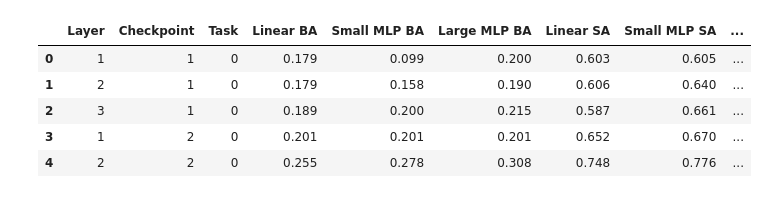
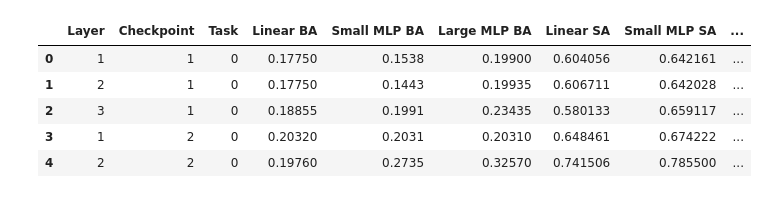
Before and after one commit to rajennparekh/game-thesis, a Jupyter notebook: mnk_transformer/probe_results.ipynb, the cells around one changed output. Drawn from its saved outputs; the diff is of its cells as text; code cells hidden in the pictures.

```diff
--- a/mnk_transformer/probe_results.ipynb
+++ b/mnk_transformer/probe_results.ipynb
@@ -4,15 +4,15 @@ import matplotlib.pyplot as plt
 import seaborn as sns
 sns.set(style="whitegrid")
 # %%
-data = pd.read_csv('/Users/rajenparekh/Desktop/Brown/2024-25/Senior Thesis/Probe results.csv')
+data = pd.read_csv('/Users/rajenparekh/Desktop/Brown/2024-25/Senior Thesis/two_head_probe.csv')
 data.head()
 # %% [output]
 |  | Layer | Checkpoint | Task | Linear BA | Small MLP BA | Large MLP BA | Linear SA | Small MLP SA | ... |
-| 0 | 1 | 1 | 0 | 0.179 | 0.099 | 0.200 | 0.603 | 0.605 | ... |
-| 1 | 2 | 1 | 0 | 0.179 | 0.158 | 0.190 | 0.606 | 0.640 | ... |
-| 2 | 3 | 1 | 0 | 0.189 | 0.200 | 0.215 | 0.587 | 0.661 | ... |
-| 3 | 1 | 2 | 0 | 0.201 | 0.201 | 0.201 | 0.652 | 0.670 | ... |
-| 4 | 2 | 2 | 0 | 0.255 | 0.278 | 0.308 | 0.748 | 0.776 | ... |
+| 0 | 1 | 1 | 0 | 0.17750 | 0.1538 | 0.19900 | 0.604056 | 0.642161 | ... |
+| 1 | 2 | 1 | 0 | 0.17750 | 0.1443 | 0.19935 | 0.606711 | 0.642028 | ... |
+| 2 | 3 | 1 | 0 | 0.18855 | 0.1991 | 0.23435 | 0.580133 | 0.659117 | ... |
+| 3 | 1 | 2 | 0 | 0.20320 | 0.2031 | 0.20310 | 0.648461 | 0.674222 | ... |
+| 4 | 2 | 2 | 0 | 0.19760 | 0.2735 | 0.32570 | 0.741506 | 0.785500 | ... |
 # %%
 def plot_performance(task, same_scale=False):
     # Filter data for the task
```
Also changed, not shown: parts of 3 cells of this notebook, 6 other files.
